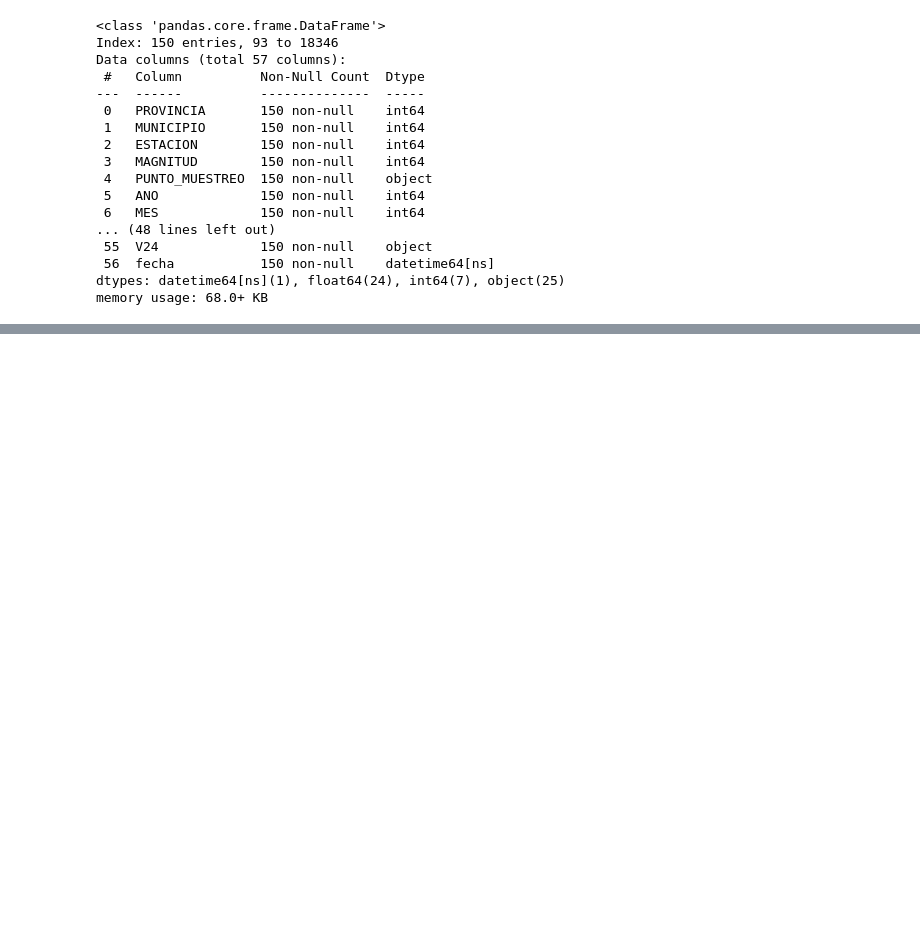
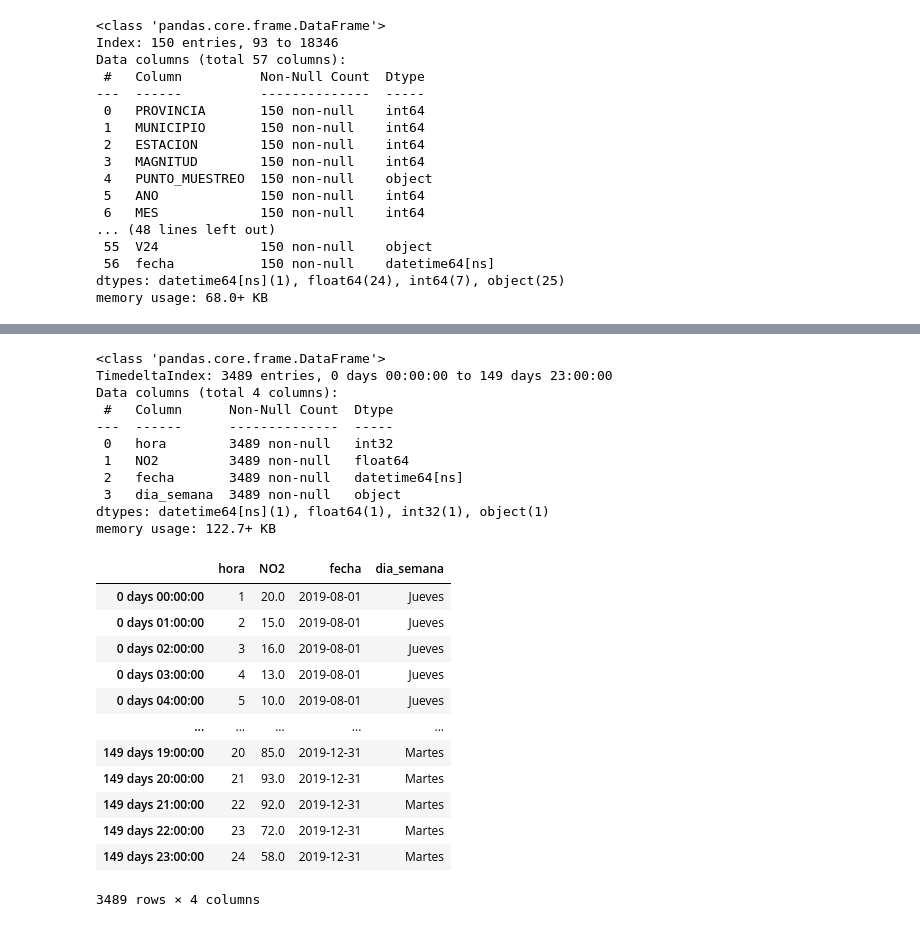
Before and after one commit to Enriquepardo/Fase-2, a Jupyter notebook: Fase_2(Q).ipynb, the cells around one changed output, grey strips where cells are left out. Cells and saved outputs as stored; diff of their text form; code cells hidden in the pictures; blank space fills up the shorter version.

```diff
--- a/Fase_2(Q).ipynb
+++ b/Fase_2(Q).ipynb
@@ -164,0 +224,41 @@ data = data.astype({'hora': 'int32'}, copy=False)
+# %%
+#  Vemos que valores son nulos para la columna 'dato' y los eliminamos
+null_data = data[data['dato'].isnull()]
+data['dato'] = data['dato'].fillna(np.nan)
+data = data.dropna(subset=['dato'])
+# %%
+#  Añadimos una columna para el día de la semana
+dates = data['fecha'].dt.to_pydatetime()
+days_of_week = ['Lunes', 'Martes', 'Miercoles', 'Jueves', 'Viernes', 'Sabado', 'Domingo']
+data['dia_semana'] = np.array([days_of_week[d.weekday()] for d in dates])
+# %%
+#  cambiamos el nombre de la columna 'dato' por 'NO2'
+data = data.rename(columns={'dato': 'NO2'}, copy = False)
+# %%
+data.info()
+data
+# %% [output]
+<class 'pandas.core.frame.DataFrame'>
+TimedeltaIndex: 3489 entries, 0 days 00:00:00 to 149 days 23:00:00
+Data columns (total 4 columns):
+ #   Column      Non-Null Count  Dtype
+---  ------      --------------  -----
+ 0   hora        3489 non-null   int32
+ 1   NO2         3489 non-null   float64
+ 2   fecha       3489 non-null   datetime64[ns]
+ 3   dia_semana  3489 non-null   object
+dtypes: datetime64[ns](1), float64(1), int32(1), object(1)
+memory usage: 122.7+ KB
+|  | hora | NO2 | fecha | dia_semana |
+| 0 days 00:00:00 | 1 | 20.0 | 2019-08-01 | Jueves |
+| 0 days 01:00:00 | 2 | 15.0 | 2019-08-01 | Jueves |
+| 0 days 02:00:00 | 3 | 16.0 | 2019-08-01 | Jueves |
+| 0 days 03:00:00 | 4 | 13.0 | 2019-08-01 | Jueves |
+| 0 days 04:00:00 | 5 | 10.0 | 2019-08-01 | Jueves |
+| ... | ... | ... | ... | ... |
+| 149 days 19:00:00 | 20 | 85.0 | 2019-12-31 | Martes |
+| 149 days 20:00:00 | 21 | 93.0 | 2019-12-31 | Martes |
+| 149 days 21:00:00 | 22 | 92.0 | 2019-12-31 | Martes |
+| 149 days 22:00:00 | 23 | 72.0 | 2019-12-31 | Martes |
+| 149 days 23:00:00 | 24 | 58.0 | 2019-12-31 | Martes |
+3489 rows × 4 columns
```
Also changed, not shown: parts of 8 cells of this notebook.
